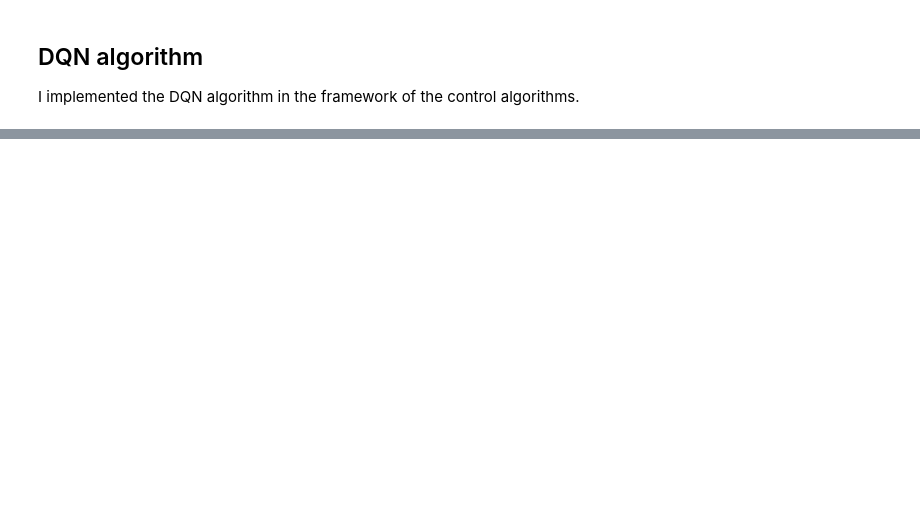
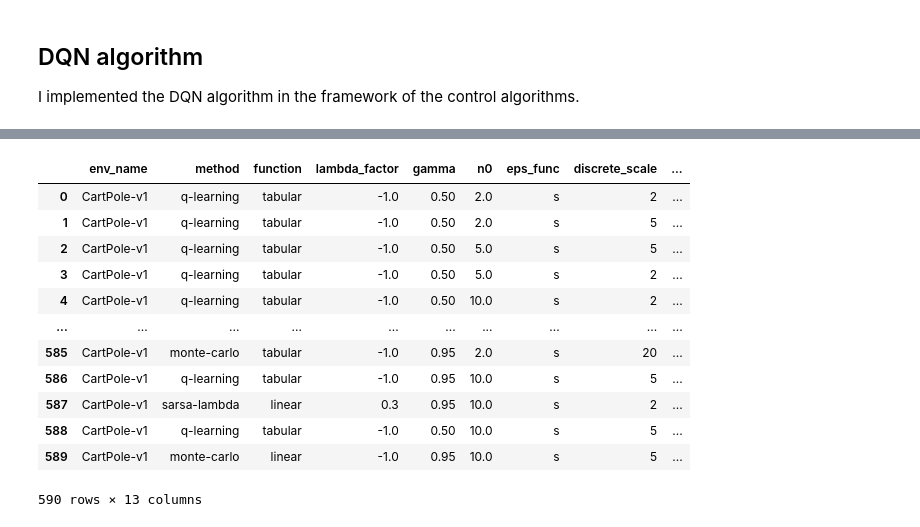
Before and after one commit to ilan-theodoro/basic-reinforcement-learning-framework, a Jupyter notebook: notebooks/experiments.ipynb, the cells around one changed output, grey strips where cells are left out. Drawn from its saved outputs; the diff is of its cells as text; code cells hidden in the pictures; blank space fills up the shorter version.

```diff
--- a/notebooks/experiments.ipynb
+++ b/notebooks/experiments.ipynb
@@ -1396,0 +1591,57 @@ KeyboardInterrupt:
+# %%
+import numpy as np
+import pandas as pd
+
+columns = ["env_name", "method", "function", "lambda_factor", "gamma", "n0", "eps_func", "discrete_scale", "stochasticity_factor", "reward_mode", "lower_cfd", "mean_curve", "std_curve"]
+
+def config_to_table(cfg):
+    try:
+        lbd = cfg.control_algorithm.args.lambda_factor
+    except:
+        lbd = -1
+
+    return [cfg.env_name,
+            cfg.control_algorithm.method,
+            cfg.control_algorithm.function if cfg.control_algorithm.method != "dqn" else "dqn",
+            lbd,
+            cfg.gamma,
+            cfg.n0 if cfg.n0 is not None else -1,
+            cfg.eps_func,
+            cfg.discrete_scale,
+            cfg.stochasticity_factor,
+            cfg.reward_mode if cfg.reward_mode == "sparse" else "default"]
+
+id_exit, cfg, rewards, states_visited = results[0]
+
+experiments = {}
+for id_exit, cfg, rewards, states_visited in results:
+    if id_exit == 0:
+        cfg_table = config_to_table(cfg)
+        if tuple(cfg_table) not in experiments:
+            experiments[tuple(cfg_table)] = []
+        experiments[tuple(cfg_table)].append(rewards)
+
+def get_lower_cfd(x):
+    return (np.mean(x, axis=0) - np.std(x, axis=0))[-100:].mean()
+
+def get_mean_and_ci(x):
+    return (np.mean(x, axis=0), np.std(x, axis=0))
+
+experiments = [k + (get_lower_cfd(v), ) + get_mean_and_ci(v) for k, v in experiments.items()]
+
+df = pd.DataFrame(experiments, columns=columns)
+df
+# %% [output]
+|  | env_name | method | function | lambda_factor | gamma | n0 | eps_func | discrete_scale | ... |
+| 0 | CartPole-v1 | q-learning | tabular | -1.0 | 0.50 | 2.0 | s | 2 | ... |
+| 1 | CartPole-v1 | q-learning | tabular | -1.0 | 0.50 | 2.0 | s | 5 | ... |
+| 2 | CartPole-v1 | q-learning | tabular | -1.0 | 0.50 | 5.0 | s | 5 | ... |
+| 3 | CartPole-v1 | q-learning | tabular | -1.0 | 0.50 | 5.0 | s | 2 | ... |
+| 4 | CartPole-v1 | q-learning | tabular | -1.0 | 0.50 | 10.0 | s | 2 | ... |
+| ... | ... | ... | ... | ... | ... | ... | ... | ... | ... |
+| 585 | CartPole-v1 | monte-carlo | tabular | -1.0 | 0.95 | 2.0 | s | 20 | ... |
+| 586 | CartPole-v1 | q-learning | tabular | -1.0 | 0.95 | 10.0 | s | 5 | ... |
+| 587 | CartPole-v1 | sarsa-lambda | linear | 0.3 | 0.95 | 10.0 | s | 2 | ... |
+| 588 | CartPole-v1 | q-learning | tabular | -1.0 | 0.50 | 10.0 | s | 5 | ... |
+| 589 | CartPole-v1 | monte-carlo | linear | -1.0 | 0.95 | 10.0 | s | 5 | ... |
+590 rows × 13 columns
```
Also changed, not shown: parts of 30 cells of this notebook, 5 other files.
